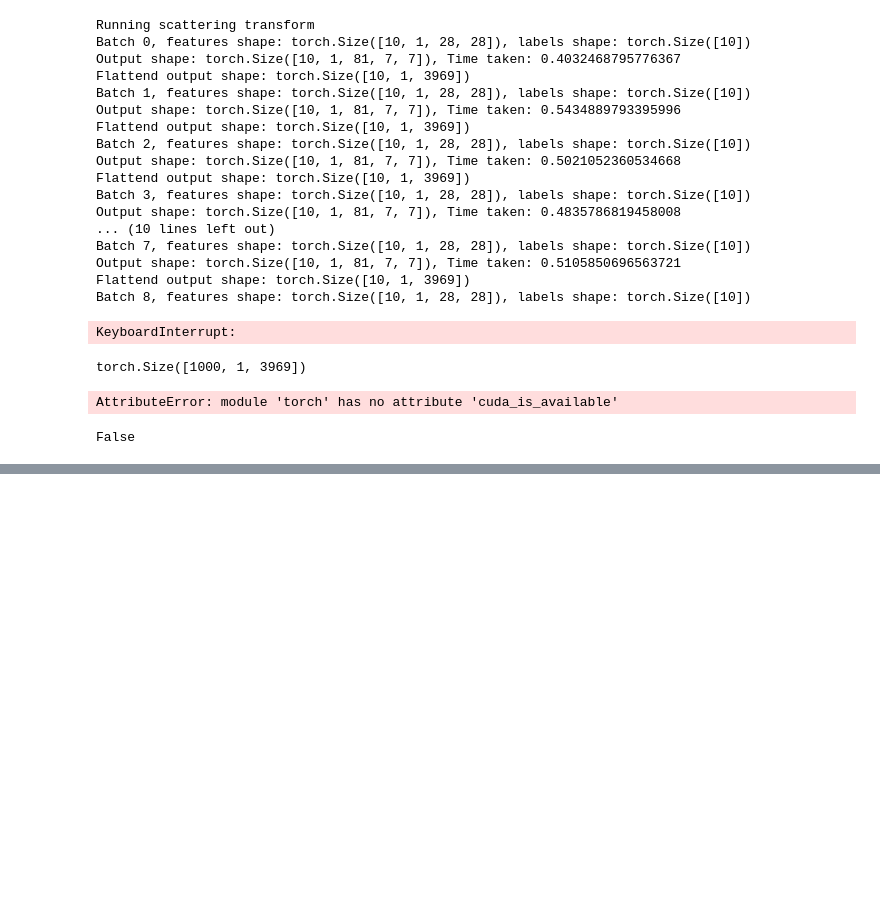
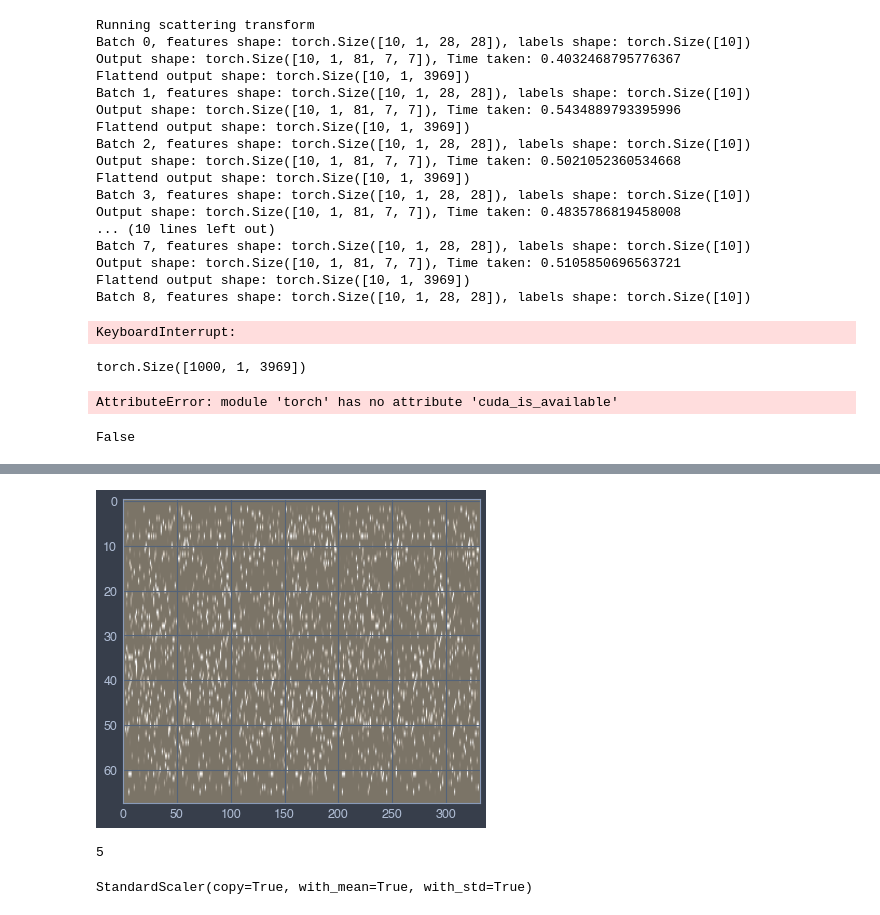
Before and after one commit to abnvpndy/math6380o, a Jupyter notebook: project1/playground.ipynb, the cells around one changed output, grey strips where cells are left out. Cells and saved outputs as stored; diff of their text form; code cells hidden in the pictures; blank space fills up the shorter version.

```diff
--- a/project1/playground.ipynb
+++ b/project1/playground.ipynb
@@ -245,0 +242,2 @@ next(enumerate(dataloader))
+# %%
+x = alexnet_feat[:5][0]
@@ -245,0 +264,2 @@ next(enumerate(dataloader))
+# %%
+x = x.reshape((5, 1, 4096))
@@ -245,0 +302,5 @@ next(enumerate(dataloader))
+# %%
+jtplot.style()
+imshow(make_grid(x.reshape(5, 1, 64, 64)))
+# %% [output]
+[figure, added]
@@ -245,0 +314,8 @@ next(enumerate(dataloader))
+# %%
+labels[0]
+# %% [output]
+5
+# %%
+scaler.fit(dataset)
+# %% [output]
+StandardScaler(copy=True, with_mean=True, with_std=True)
```
Also changed, not shown: parts of 17 cells of this notebook, 1 other file.
